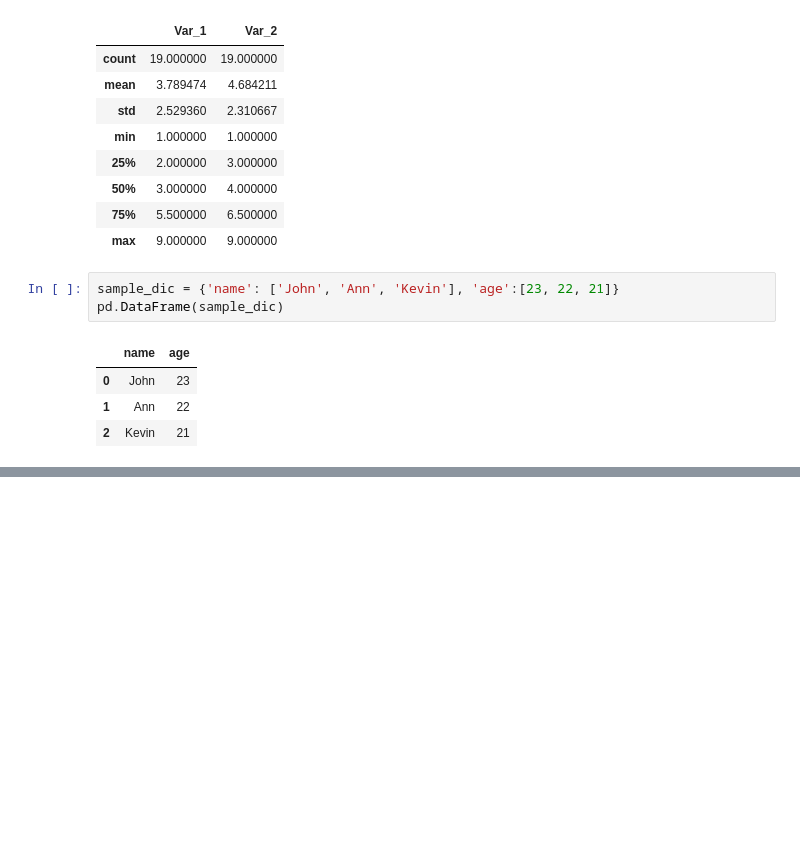
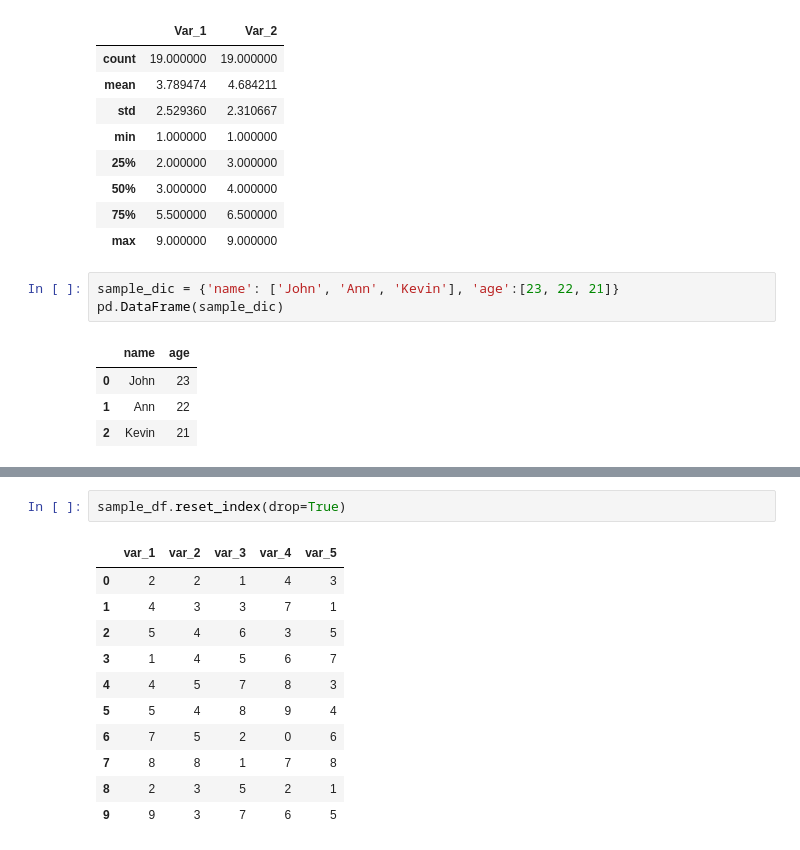
Before and after one commit to SangHui48/data_study, a Jupyter notebook: dasa_note/03_판다스와_넘파이.ipynb, the cells around one changed output, grey strips where cells are left out. Drawn from its saved outputs; the diff is of its cells as text; blank space fills up the shorter version.

```diff
--- a/dasa_note/03_판다스와_넘파이.ipynb
+++ b/dasa_note/03_판다스와_넘파이.ipynb
@@ -73,0 +271,14 @@ pd.DataFrame(sample_dic)
+# %%
+sample_df.reset_index(drop=True)
+# %% [output]
+|  | var_1 | var_2 | var_3 | var_4 | var_5 |
+| 0 | 2 | 2 | 1 | 4 | 3 |
+| 1 | 4 | 3 | 3 | 7 | 1 |
+| 2 | 5 | 4 | 6 | 3 | 5 |
+| 3 | 1 | 4 | 5 | 6 | 7 |
+| 4 | 4 | 5 | 7 | 8 | 3 |
+| 5 | 5 | 4 | 8 | 9 | 4 |
+| 6 | 7 | 5 | 2 | 0 | 6 |
+| 7 | 8 | 8 | 1 | 7 | 8 |
+| 8 | 2 | 3 | 5 | 2 | 1 |
+| 9 | 9 | 3 | 7 | 6 | 5 |
```
Also changed, not shown: parts of 75 cells of this notebook.
